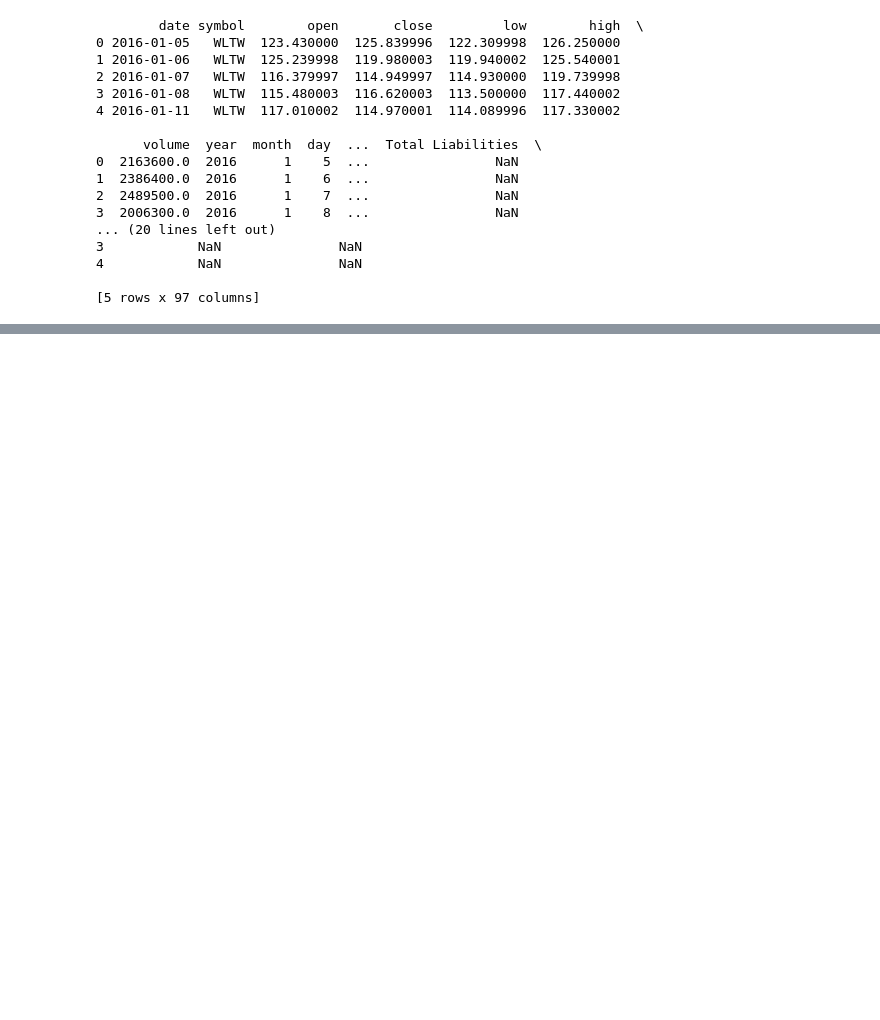
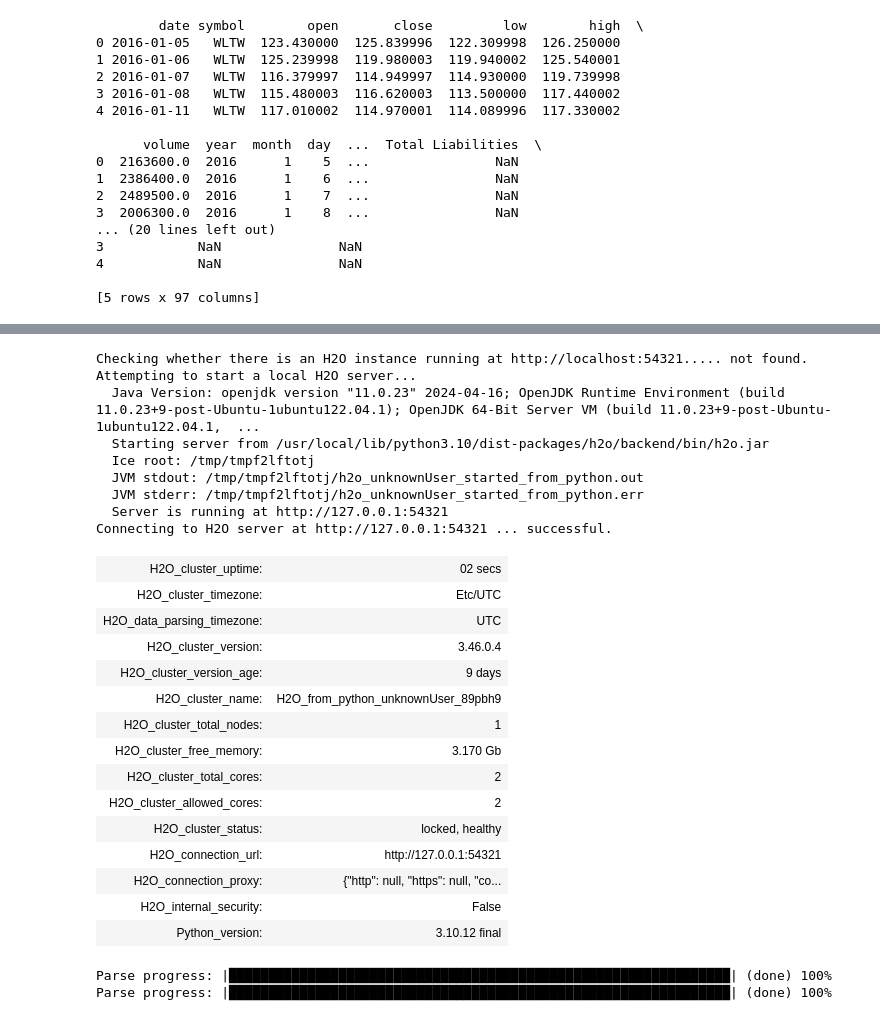
Before and after one commit to adheeb4/7PAM2002_0509_2023_Final_Project, a Jupyter notebook: Final_Project.ipynb, the cells around one changed output, grey strips where cells are left out. Drawn from its saved outputs; the diff is of its cells as text; code cells hidden in the pictures; blank space fills up the shorter version.

```diff
--- a/Final_Project.ipynb
+++ b/Final_Project.ipynb
@@ -217,0 +257,34 @@ print(f"Combined dataframe exported to {output_file_path}")
+# %%
+import h2o
+h2o.init()
+# %% [output]
+Checking whether there is an H2O instance running at http://localhost:54321..... not found.
+Attempting to start a local H2O server...
+  Java Version: openjdk version "11.0.23" 2024-04-16; OpenJDK Runtime Environment (build 11.0.23+9-post-Ubuntu-1ubuntu122.04.1); OpenJDK 64-Bit Server VM (build 11.0.23+9-post-Ubuntu-1ubuntu122.04.1,  ...
+  Starting server from /usr/local/lib/python3.10/dist-packages/h2o/backend/bin/h2o.jar
+  Ice root: /tmp/tmpf2lftotj
+  JVM stdout: /tmp/tmpf2lftotj/h2o_unknownUser_started_from_python.out
+  JVM stderr: /tmp/tmpf2lftotj/h2o_unknownUser_started_from_python.err
+  Server is running at http://127.0.0.1:54321
+Connecting to H2O server at http://127.0.0.1:54321 ... successful.
+| H2O_cluster_uptime: | 02 secs |
+| H2O_cluster_timezone: | Etc/UTC |
+| H2O_data_parsing_timezone: | UTC |
+| H2O_cluster_version: | 3.46.0.4 |
+| H2O_cluster_version_age: | 9 days |
+| H2O_cluster_name: | H2O_from_python_unknownUser_89pbh9 |
+| H2O_cluster_total_nodes: | 1 |
+| H2O_cluster_free_memory: | 3.170 Gb |
+| H2O_cluster_total_cores: | 2 |
+| H2O_cluster_allowed_cores: | 2 |
+| H2O_cluster_status: | locked, healthy |
+| H2O_connection_url: | http://127.0.0.1:54321 |
+| H2O_connection_proxy: | {"http": null, "https": null, "co... |
+| H2O_internal_security: | False |
+| Python_version: | 3.10.12 final |
+# %%
+train_h2o = h2o.H2OFrame(pd.concat([X_train, y_train], axis=1))
+test_h2o = h2o.H2OFrame(pd.concat([X_test, y_test], axis=1))
+# %% [output]
+Parse progress: |████████████████████████████████████████████████████████████████| (done) 100%
+Parse progress: |████████████████████████████████████████████████████████████████| (done) 100%
```
Also changed, not shown: parts of 19 cells of this notebook.
